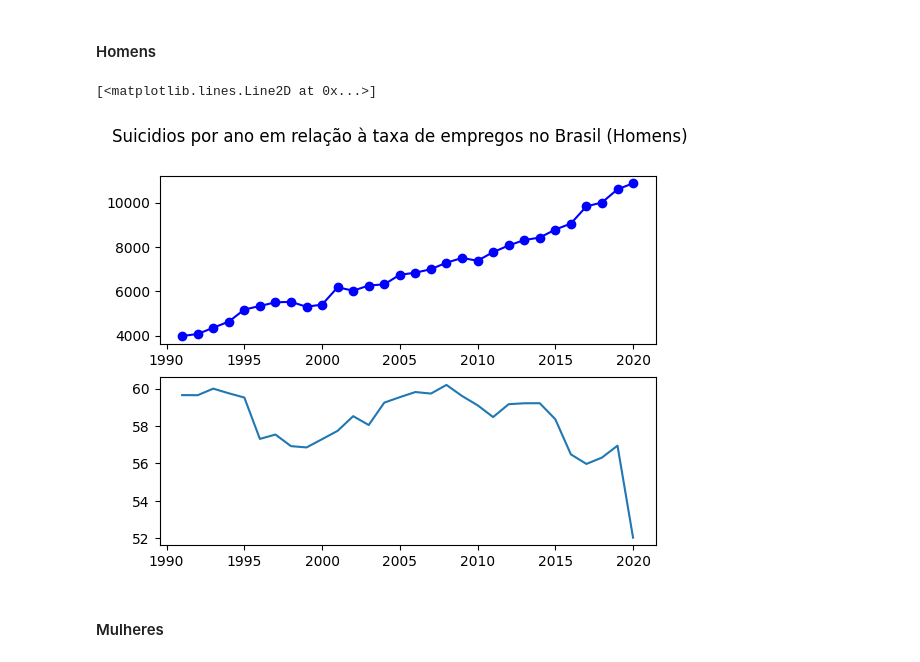
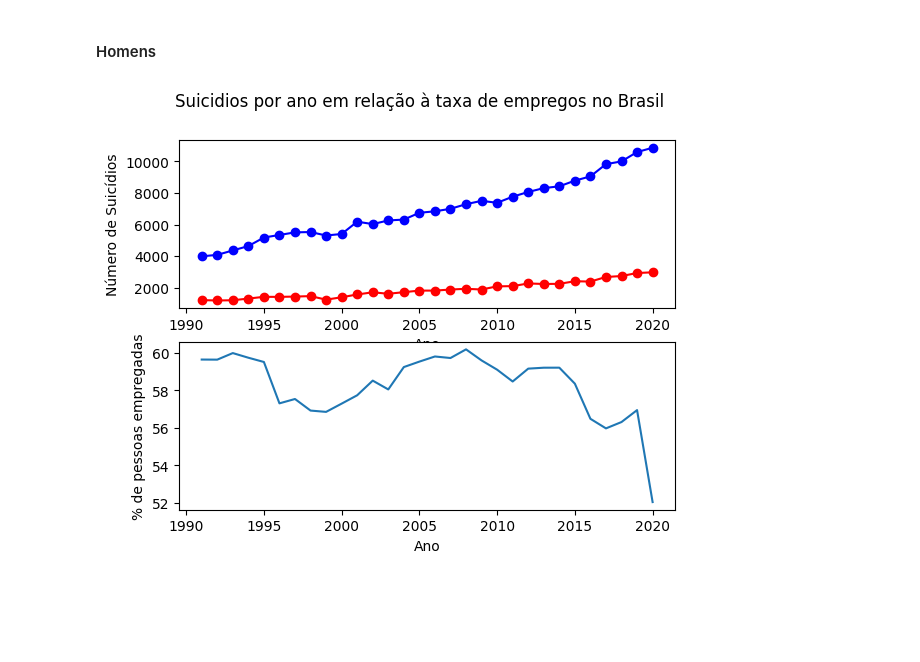
Before and after one commit to matheushstf/suicide_rates_data, a Jupyter notebook: transformation.ipynb, the cells around one changed output. Drawn from its saved outputs; the diff is of its cells as text; code cells hidden in the pictures; blank space fills up the shorter version.

Commit message:
visualização v5

```diff
--- a/transformation.ipynb
+++ b/transformation.ipynb
@@ -83,15 +83,23 @@ dados_unknown = dados[dados['Sex'] == 'Unknown']
 # %%
 x = dados_male['Year']
 y = dados_male['SuicideCount']
 line = dados_male['EmploymentPopulationRatio']
 line2 = dados_male['InflationRate']
 
+x2 = dados_female['Year']
+y2 = dados_female['SuicideCount']
+r = dados_female['EmploymentPopulationRatio']
+
 fig, axs = plt.subplots(2)
-fig.suptitle('Suicidios por ano em relação à taxa de empregos no Brasil (Homens)')
+fig.suptitle('Suicidios por ano em relação à taxa de empregos no Brasil')
 axs[0].plot(x, y, 'o-b')
-axs[1].plot(x, line)
+axs[0].plot(x2, y2, 'o-r')
+axs[0].set_xlabel('Ano')
+axs[0].set_ylabel('Número de Suicídios')
+
+axs[1].set_xlabel('Ano')
+axs[1].set_ylabel('% de pessoas empregadas')
+axs[1].plot(x, line, '-')
+plt.show()
 # %% [output]
-[<matplotlib.lines.Line2D at 0x...>]
-[figure, old version]
+[figure, new version]
-# %% [markdown]
-#### Mulheres
```
Also changed, not shown: parts of 3 cells of this notebook.
